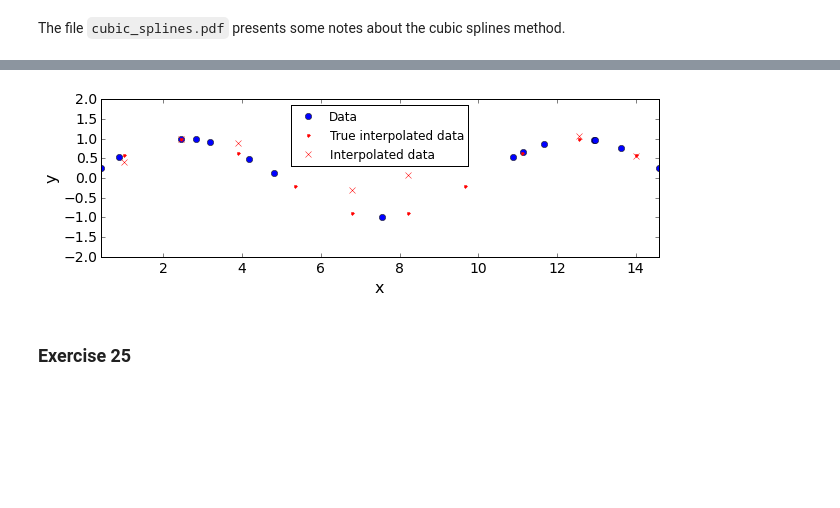
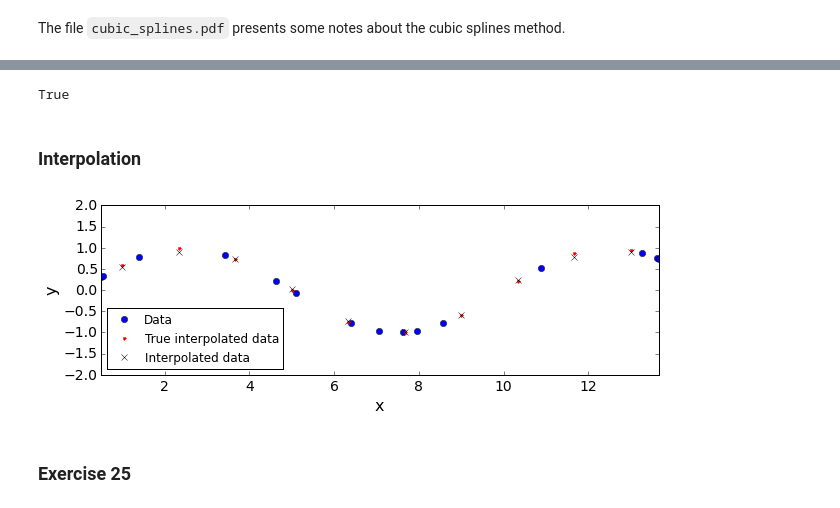
Before and after one commit to birocoles/Disciplina-metodos-computacionais, a Jupyter notebook: Content/cub_splines.ipynb, the cells around one changed output, grey strips where cells are left out. Cells and saved outputs as stored; diff of their text form; code cells hidden in the pictures; blank space fills up the shorter version.

Commit message:
correct the cubic spline code and add one more item in the respective Exercise

```diff
--- a/Content/cub_splines.ipynb
+++ b/Content/cub_splines.ipynb
@@ -57,25 +73,39 @@ def define_t(x, x0):
 
     return t, t_size, t_intervals
 # %%
-def spline3_interpolate3(a,b,c,d,x,x0):
+def spline3_interpolate(a,b,c,d,x,x0):
+    '''
+    Return the inteprolated data at the points x0.
+
+    input
+    a: numpy array - a coefficients of each interval.
+    b: numpy array - b coefficients of each interval.
+    c: numpy array - c coefficients of each interval.
+    d: numpy array - d coefficients of each interval.
+    x: numpy array - coordinates x of the data.
+    x0: numpy array - coordinates x of the interpolating points.
+
+    output:
+    y0: numpy array - interpolated data.
+    '''
 
     y0 = []
 
     t, t_size, t_intervals = define_t(x, x0)
 
-    for (i, ti_size, ai, bi, ci, di) in zip(t_intervals, t_size[t_intervals], \
+    for (ti, ti_size, ai, bi, ci, di) in zip(t, t_size[t_intervals], \
                                             a[t_intervals], b[t_intervals], \
                                             c[t_intervals],d[t_intervals]):
 
         y0i = np.zeros(ti_size) + ai
 
-        e = t[i].copy()
+        e = ti.copy()
         y0i += bi*e
 
-        e = e*t[i]
+        e = e*ti
         y0i += ci*e
 
-        e = e*t[i]
+        e = e*ti
         y0i += di*e
 
         y0.append(y0i)
@@ -113,5 +118,16 @@ def spline3_interpolate(a,b,c,d,t,x):
 # %%
 L = 15
 
-x = np.sort(np.random.rand(L)*L) # x coordinates of the data
-y = np.sin(2.*np.pi*x/10.)       # data values
+xmax = 14.
+xmin = 0.
+
+dx = (xmax - xmin)/(L-1)
+
+x = np.linspace(xmin, xmax, L) + (np.random.rand(L) - 0.5)*3.*dx
+x = np.sort(x)
+
+xmax = np.max(x)
+xmin = np.min(x)
+
+# data
+y = np.sin(2.*np.pi*x/10.)
@@ -150,23 +173,29 @@ array([ 1,  4,  6,  7,  8, 10, 13])
+# %%
+np.allclose(x0,x0_calc)
+# %% [output]
+True
+# %% [markdown]
+### Interpolation
 # %%
 b,c,d = spline3(x,y)
 # %%
-y0_calc = spline3_interpolate3(y[:L-1],b[:L-1],c,d,x,x0)
+y0_calc = spline3_interpolate(y[:L-1],b[:L-1],c,d,x,x0)
 # %%
 plt.figure(figsize=(10,10))
 plt.axis('scaled')
 plt.plot(x, y, 'bo', label='Data')
 plt.plot(x0, y0, 'r.', label='True interpolated data')
-plt.plot(x0, y0_calc, 'xr', label='Interpolated data')
+plt.plot(x0, y0_calc, 'xk', label='Interpolated data')
 plt.xlim(np.min([np.min(x0),np.min(x)]), np.max([np.max(x0),np.max(x)]))
 plt.ylim(-2., 2.)
 plt.xlabel('x', fontsize=16)
 plt.ylabel('y', fontsize=16)
 plt.xticks(fontsize=14)
 plt.yticks(fontsize=14)
 plt.legend(loc='best', numpoints=1, fontsize=12)
 plt.show()
 # %% [output]
-[figure, old version]
+[figure, new version]
 # %% [markdown]
 ### Exercise 25
 # %% [markdown]
```
Also changed, not shown: parts of 16 cells of this notebook.
